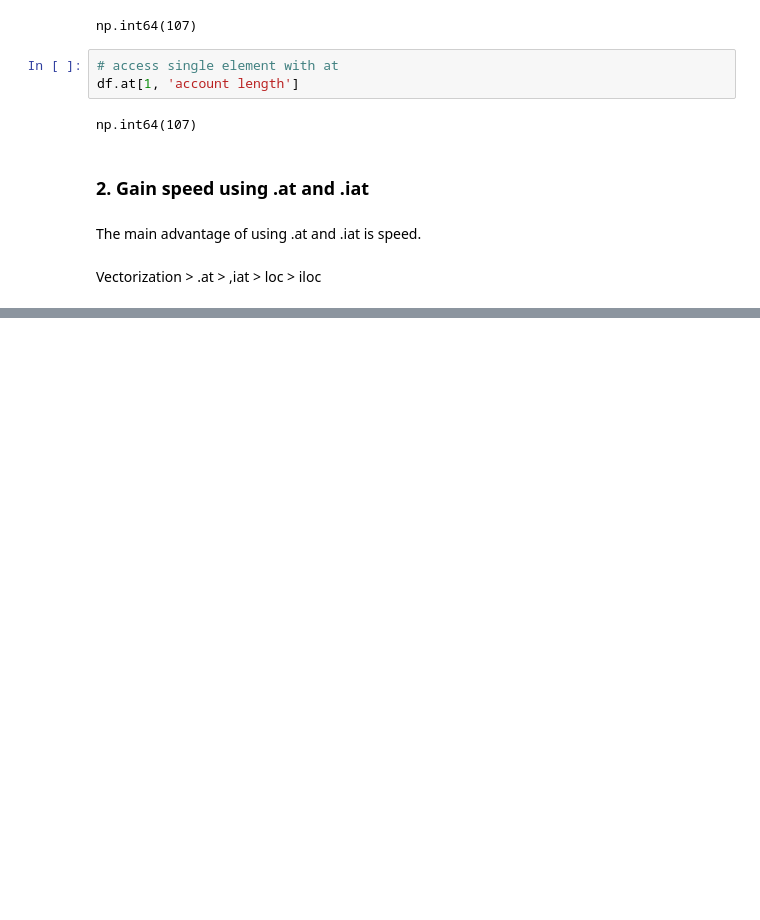
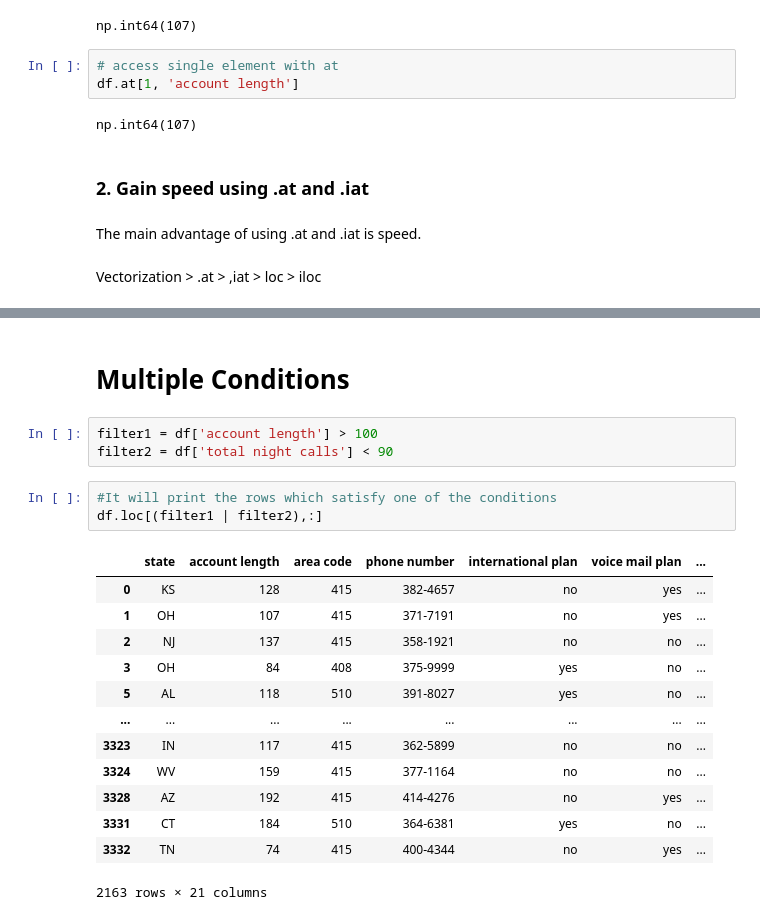
Before and after one commit to yuvii0125/Pandas, a Jupyter notebook: Pandas Filtering of Data/03_filtering_pandas.ipynb, the cells around one changed output, grey strips where cells are left out. Saved outputs shown, nothing was run; the diff lists cells and outputs as text; blank space fills up the shorter version.

```diff
--- a/Pandas Filtering of Data/03_filtering_pandas.ipynb
+++ b/Pandas Filtering of Data/03_filtering_pandas.ipynb
@@ -188,0 +286,22 @@ Vectorization > .at > ,iat > loc > iloc
+# %% [markdown]
+# __Multiple Conditions__
+# %%
+filter1 = df['account length'] > 100
+filter2 = df['total night calls'] < 90
+# %%
+#It will print the rows which satisfy one of the conditions
+df.loc[(filter1 | filter2),:]
+# %% [output]
+|  | state | account length | area code | phone number | international plan | voice mail plan | ... |
+| 0 | KS | 128 | 415 | 382-4657 | no | yes | ... |
+| 1 | OH | 107 | 415 | 371-7191 | no | yes | ... |
+| 2 | NJ | 137 | 415 | 358-1921 | no | no | ... |
+| 3 | OH | 84 | 408 | 375-9999 | yes | no | ... |
+| 5 | AL | 118 | 510 | 391-8027 | yes | no | ... |
+| ... | ... | ... | ... | ... | ... | ... | ... |
+| 3323 | IN | 117 | 415 | 362-5899 | no | no | ... |
+| 3324 | WV | 159 | 415 | 377-1164 | no | no | ... |
+| 3328 | AZ | 192 | 415 | 414-4276 | no | yes | ... |
+| 3331 | CT | 184 | 510 | 364-6381 | yes | no | ... |
+| 3332 | TN | 74 | 415 | 400-4344 | no | yes | ... |
+2163 rows × 21 columns
```
Also changed, not shown: parts of 13 cells of this notebook.
